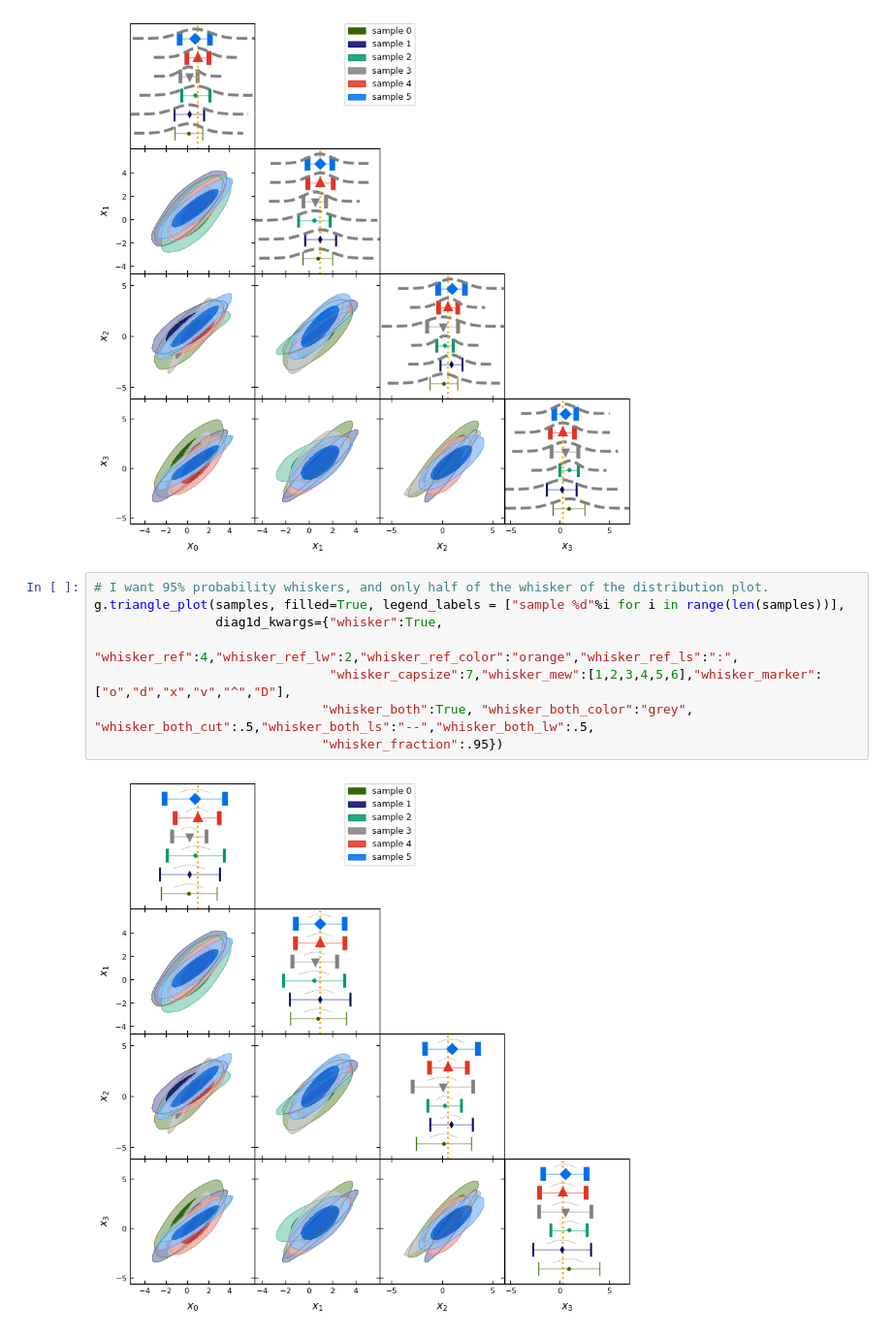
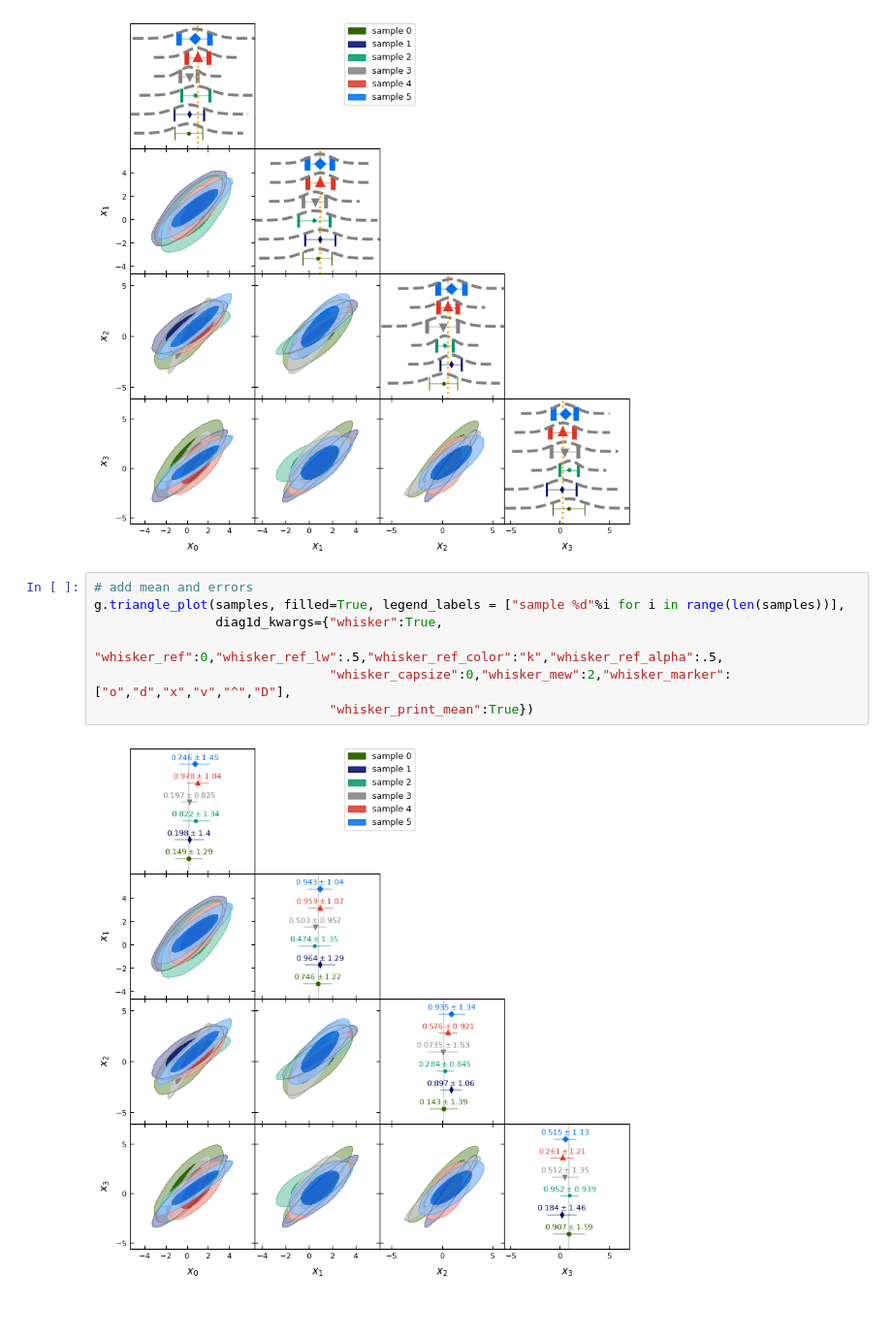
Before and after one commit to benabed/some_jupyter, a Jupyter notebook: wriangle_plot_example.ipynb, the cells around one changed output. Shown at 97% size. Cells and saved outputs as stored; diff of their text form.

Commit message:
show use of print_mean options

```diff
--- a/wriangle_plot_example.ipynb
+++ b/wriangle_plot_example.ipynb
@@ -59,12 +59,11 @@ g.triangle_plot(samples, filled=True, legend_labels = ["sample %d"%i for i in ra
 # %% [output]
 [figure]
 # %%
-# I want 95% probability whiskers, and only half of the whisker of the distribution plot.
+# add mean and errors
 g.triangle_plot(samples, filled=True, legend_labels = ["sample %d"%i for i in range(len(samples))],
                 diag1d_kwargs={"whisker":True,
-                               "whisker_ref":4,"whisker_ref_lw":2,"whisker_ref_color":"orange","whisker_ref_ls":":",
-                               "whisker_capsize":7,"whisker_mew":[1,2,3,4,5,6],"whisker_marker":["o","d","x","v","^","D"],
-                              "whisker_both":True, "whisker_both_color":"grey", "whisker_both_cut":.5,"whisker_both_ls":"--","whisker_both_lw":.5,
-                              "whisker_fraction":.95})
+                               "whisker_ref":0,"whisker_ref_lw":.5,"whisker_ref_color":"k","whisker_ref_alpha":.5,
+                               "whisker_capsize":0,"whisker_mew":2,"whisker_marker":["o","d","x","v","^","D"],
+                               "whisker_print_mean":True})
 # %% [output]
-[figure, old version]
+[figure, new version]
```
Also changed, not shown: parts of 2 cells of this notebook.
